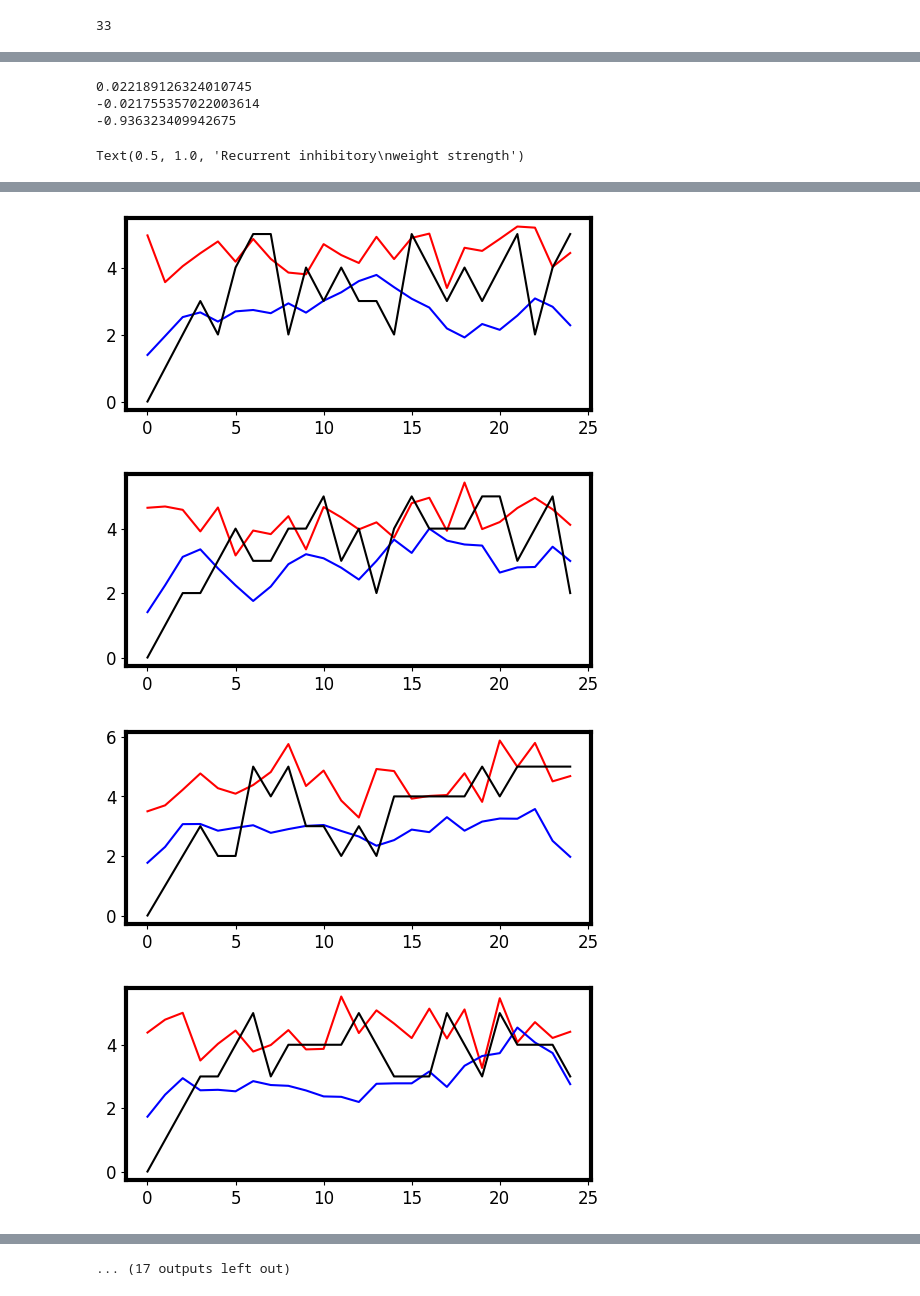
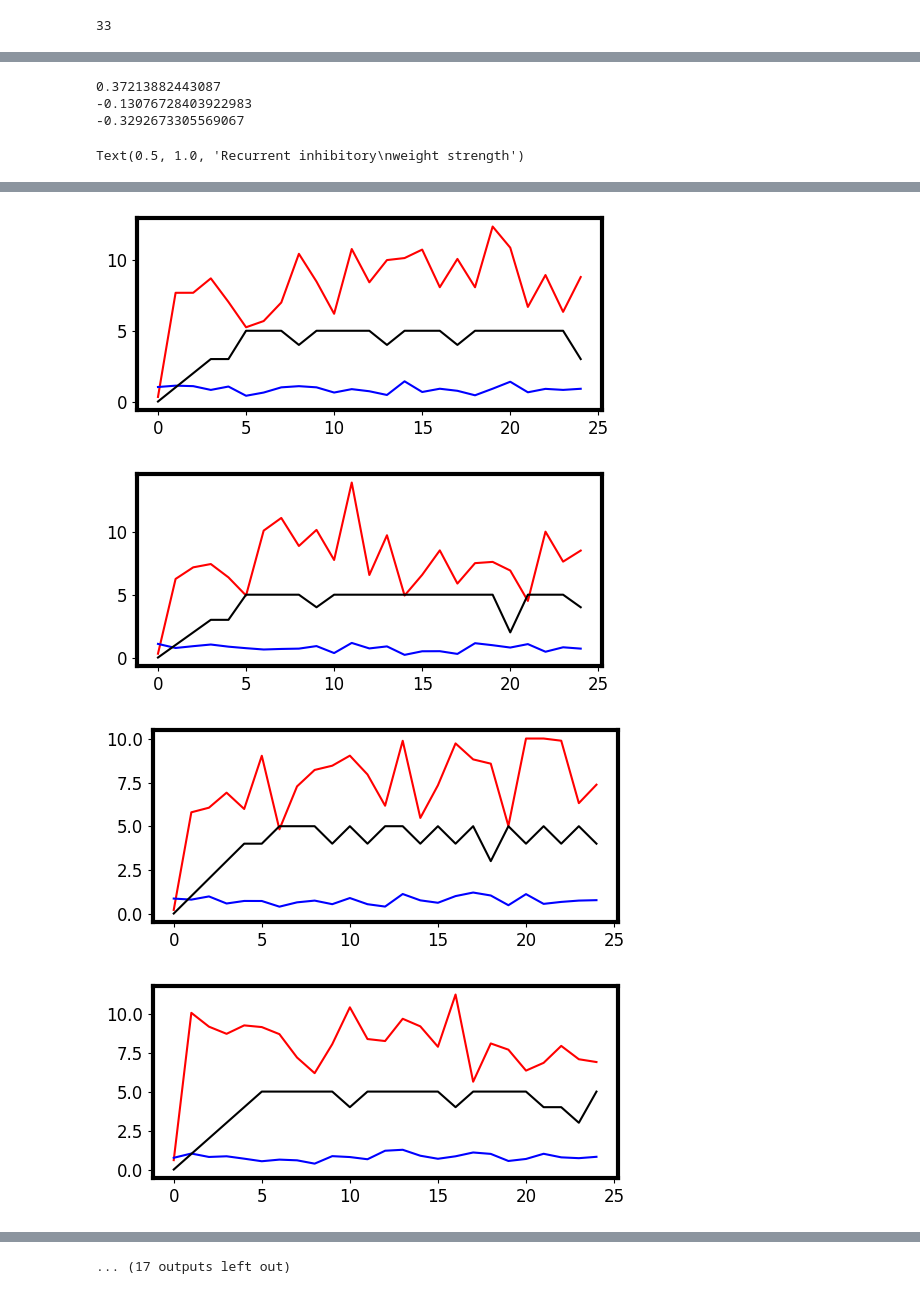
Before and after one commit to davidgbe/automated_plasticity_discovery, a Jupyter notebook: ei_shaped_weight_mat_analysis_.ipynb, the cells around one changed output, grey strips where cells are left out. Saved outputs shown, nothing was run; the diff lists cells and outputs as text; code cells hidden in the pictures.

```diff
--- a/ei_shaped_weight_mat_analysis_.ipynb
+++ b/ei_shaped_weight_mat_analysis_.ipynb
@@ -48,6 +48,7 @@ all_w = [np.array(all_w.iloc[i]).reshape((weight_mat_side_len, weight_mat_side_l
 # %% [output]
 33
 # %%
+scale = 1
 corr_fig, corr_axs = plt.subplots(1, 1, figsize=(6 * scale, 2.5 * scale))
 corr_fig_2, corr_axs_2 = plt.subplots(1, 1, figsize=(6 * scale, 2.5 * scale))
 corr_fig_3, corr_axs_3 = plt.subplots(1, 1, figsize=(6 * scale, 2.5 * scale))
@@ -58,7 +59,6 @@ all_w_count = []
 all_w_ee_maxs = []
 
 for w in all_w:
-    scale = 1
     fig, axs = plt.subplots(1, 1, figsize=(6 * scale, 2.5 * scale))
 
     w_ee_entropy = np.array([calc_entropy(w[i, :25]) for i in range(25)])
@@ -72,7 +72,7 @@ for w in all_w:
 
     for i in range(25):
         w_count[i] = np.count_nonzero(w[i, np.maximum(i-5, 0):i] > 1e-6, axis=0)
-        w_ie_summed[i] = (w[np.maximum(i-2, 0):np.minimum(25, i+2), 25:] * w[25:, np.maximum(i-2, 0):np.minimum(25, i+2)].T).sum()
+        w_ie_summed[i] = (w[np.maximum(i, 0):np.minimum(25, i+1), 25:] * w[25:, np.maximum(i, 0):np.minimum(25, i+1)].T).sum()
 
     axs.plot(np.arange(25), w_ee_summed, color='red')
     axs.plot(np.arange(25), np.abs(w_ie_summed), color='blue')
@@ -142,4 +142,5 @@ FileNotFoundError: [Errno 2] No such file or directory: './sims_out/decoder_ee_r
 # %%
+scale = 1
 corr_fig, corr_axs = plt.subplots(1, 1, figsize=(6 * scale, 2.5 * scale))
 corr_fig_2, corr_axs_2 = plt.subplots(1, 1, figsize=(6 * scale, 2.5 * scale))
 corr_fig_3, corr_axs_3 = plt.subplots(1, 1, figsize=(6 * scale, 2.5 * scale))
@@ -150,7 +151,6 @@ all_w_count = []
 all_w_ee_maxs = []
 
 for w in all_w:
-    scale = 1
     fig, axs = plt.subplots(1, 1, figsize=(6 * scale, 2.5 * scale))
 
     w_ee_entropy = np.array([calc_entropy(w[i, :25]) for i in range(25)])
@@ -164,7 +164,7 @@ for w in all_w:
 
     for i in range(25):
         w_count[i] = np.count_nonzero(w[i, np.maximum(i-5, 0):i] > 1e-6, axis=0)
-        w_ie_summed[i] = (w[np.maximum(i-2, 0):np.minimum(25, i+2), 25:] * w[25:, np.maximum(i-2, 0):np.minimum(25, i+2)].T).sum()
+        w_ie_summed[i] = (w[np.maximum(i, 0):np.minimum(25, i+1), 25:] * w[25:, np.maximum(i, 0):np.minimum(25, i+1)].T).sum()
 
     axs.plot(np.arange(25), w_ee_summed, color='red')
     axs.plot(np.arange(25), np.abs(w_ie_summed), color='blue')
@@ -206,7 +206,7 @@ corr_axs_3.set_title('Recurrent inhibitory\nweight strength')
 
 # Todo: fit a model with max synapse size AND total synaptic strength, see if this better correlates?
 # %% [output]
-0.022189126324010745
--0.021755357022003614
--0.936323409942675
+0.37213882443087
+-0.13076728403922983
+-0.3292673305569067
 Text(0.5, 1.0, 'Recurrent inhibitory\nweight strength')
@@ -217,4 +217,4 @@ Text(0.5, 1.0, 'Recurrent inhibitory\nweight strength')
-[figure, old version]
+[figure, new version]
-[figure, old version]
+[figure, new version]
-[figure, old version]
+[figure, new version]
-[figure, old version]
+[figure, new version]
```
Also changed, not shown: parts of 4 cells of this notebook, 1 other file.
